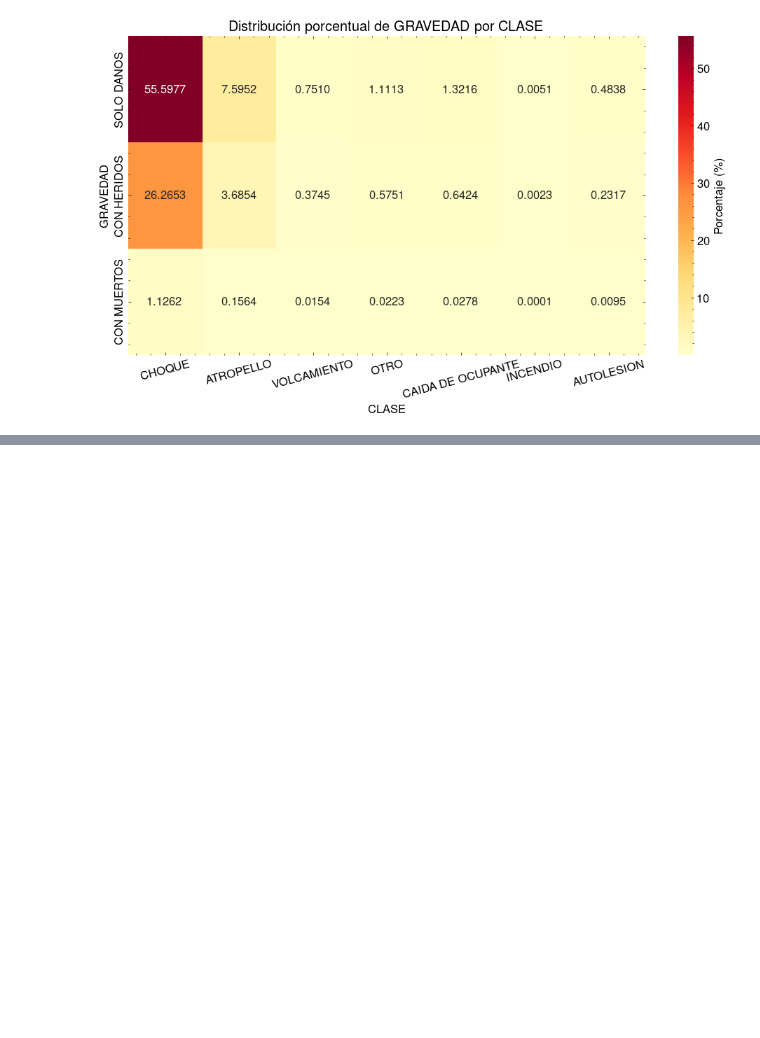
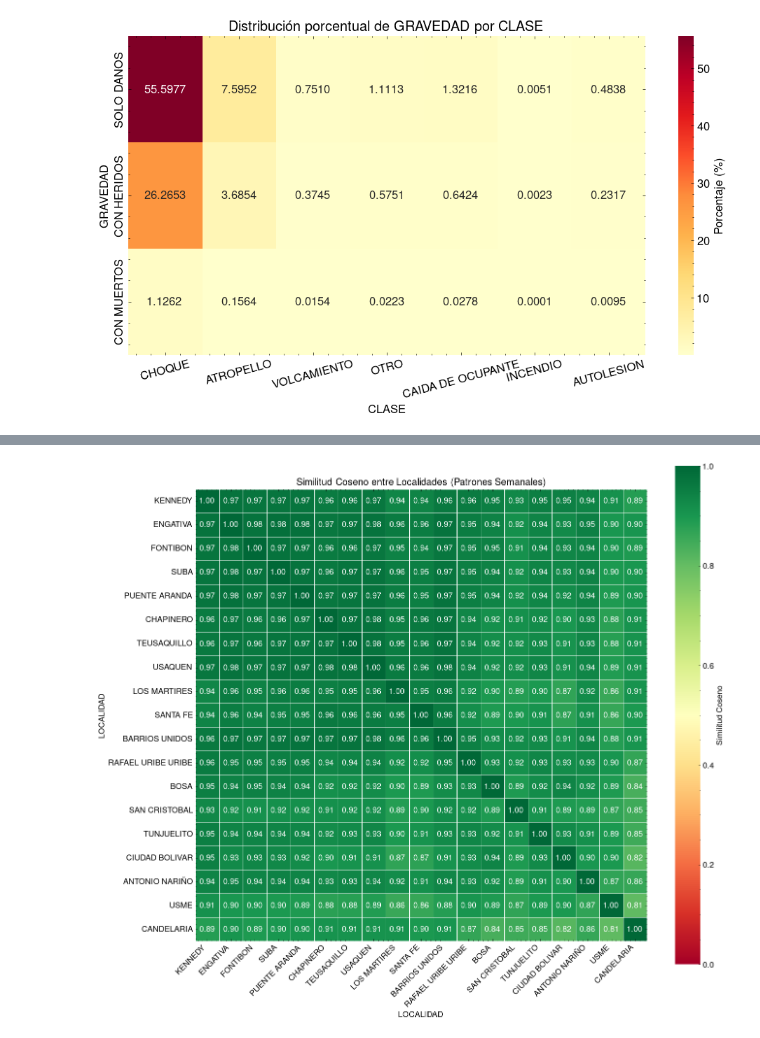
Before and after one commit to dosquisd/AccidentalRiskAnalysis, a Jupyter notebook: src/007_first_heatmaps.ipynb, the cells around one changed output, grey strips where cells are left out. Saved outputs shown, nothing was run; the diff lists cells and outputs as text; code cells hidden in the pictures; blank space fills up the shorter version.

```diff
--- a/src/007_first_heatmaps.ipynb
+++ b/src/007_first_heatmaps.ipynb
@@ -167,0 +209,39 @@ plt.show()
+# %%
+# Localities as rows and time as columns
+localidad_data = df["LOCALIDAD"][localidad_cols].T
+
+# Calculate cosine similarity
+cosine_sim = cosine_similarity(localidad_data)
+
+cosine_df = pd.DataFrame(
+    cosine_sim,
+    index=localidad_cols,
+    columns=localidad_cols
+)
+
+# Create the heatmap
+fig, ax = plt.subplots(figsize=(14, 12))
+sns.heatmap(
+    cosine_df,
+    annot=True,
+    fmt=".2f",
+    cmap="RdYlGn",
+    ax=ax,
+    square=True,
+    linewidths=0.5,
+    vmin=0,
+    vmax=1,
+    cbar_kws={"label": "Similitud Coseno"}
+)
+
+ax.set_title("Similitud Coseno entre Localidades (Patrones Semanales)")
+ax.set_xlabel("LOCALIDAD")
+ax.set_ylabel("LOCALIDAD")
+plt.xticks(rotation=45, ha="right")
+plt.yticks(rotation=0)
+
+fig.tight_layout()
+fig.savefig(HEATMAP_FIGURES_DIR / "localidades_cosine_similarity.pdf")
+plt.show()
+# %% [output]
+[figure, added]
```
Also changed, not shown: parts of 10 cells of this notebook, 6 other files.
